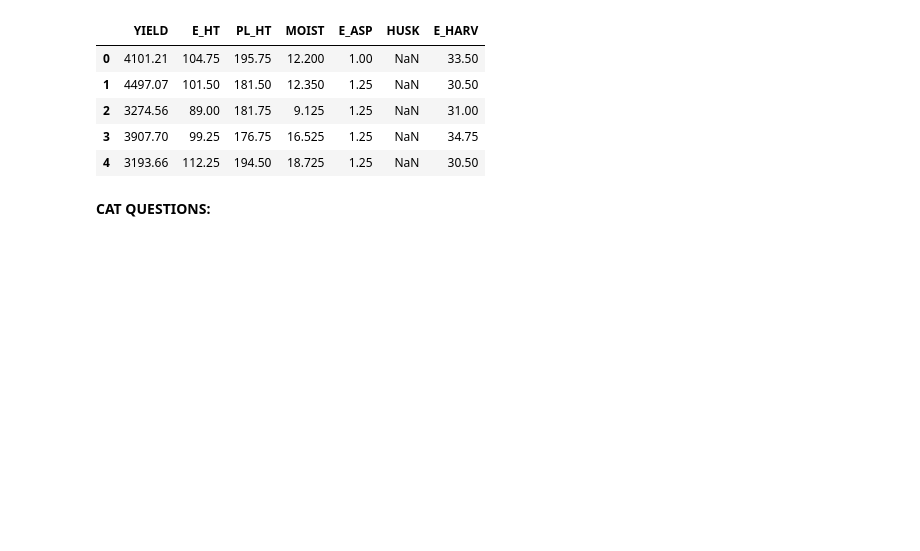
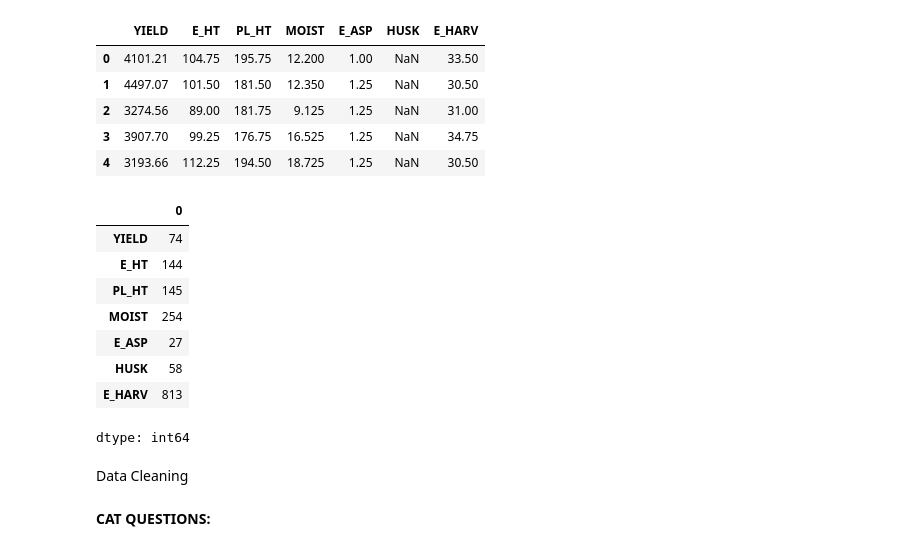
Before and after one commit to j-zab/DSA_Principles_of_DS, a Jupyter notebook: DSA8203_CAT_1_J_Zablon_ID_193314_V1.ipynb, the cells around one changed output. Cells and saved outputs as stored; diff of their text form; code cells hidden in the pictures; blank space fills up the shorter version.

```diff
--- a/DSA8203_CAT_1_J_Zablon_ID_193314_V1.ipynb
+++ b/DSA8203_CAT_1_J_Zablon_ID_193314_V1.ipynb
@@ -36,0 +39,3 @@ import seaborn as sns
+# %%
+#Import and reading dataset into pandas dataframe
+df = pd.read_csv('https://raw.githubusercontent.com/j-zab/DSA_Principles_of_DS/main/international_maize_trial_regular_mali.csv')
@@ -41,4 +54,0 @@ Reading Data
-# %%
-df=pd.read_csv('international_maize_trial_regular_mali.csv')
-
-df.head(5)
@@ -149,3 +151,18 @@ df2.head()
 | 2 | 3274.56 | 89.00 | 181.75 | 9.125 | 1.25 | NaN | 31.00 |
 | 3 | 3907.70 | 99.25 | 176.75 | 16.525 | 1.25 | NaN | 34.75 |
 | 4 | 3193.66 | 112.25 | 194.50 | 18.725 | 1.25 | NaN | 30.50 |
+# %%
+#checking null values on the subset
+df2.isnull().sum()
+# %% [output]
+|  | 0 |
+| YIELD | 74 |
+| E_HT | 144 |
+| PL_HT | 145 |
+| MOIST | 254 |
+| E_ASP | 27 |
+| HUSK | 58 |
+| E_HARV | 813 |
+dtype: int64
+# %% [markdown]
+Data Cleaning
```
Also changed, not shown: parts of 9 cells of this notebook.
